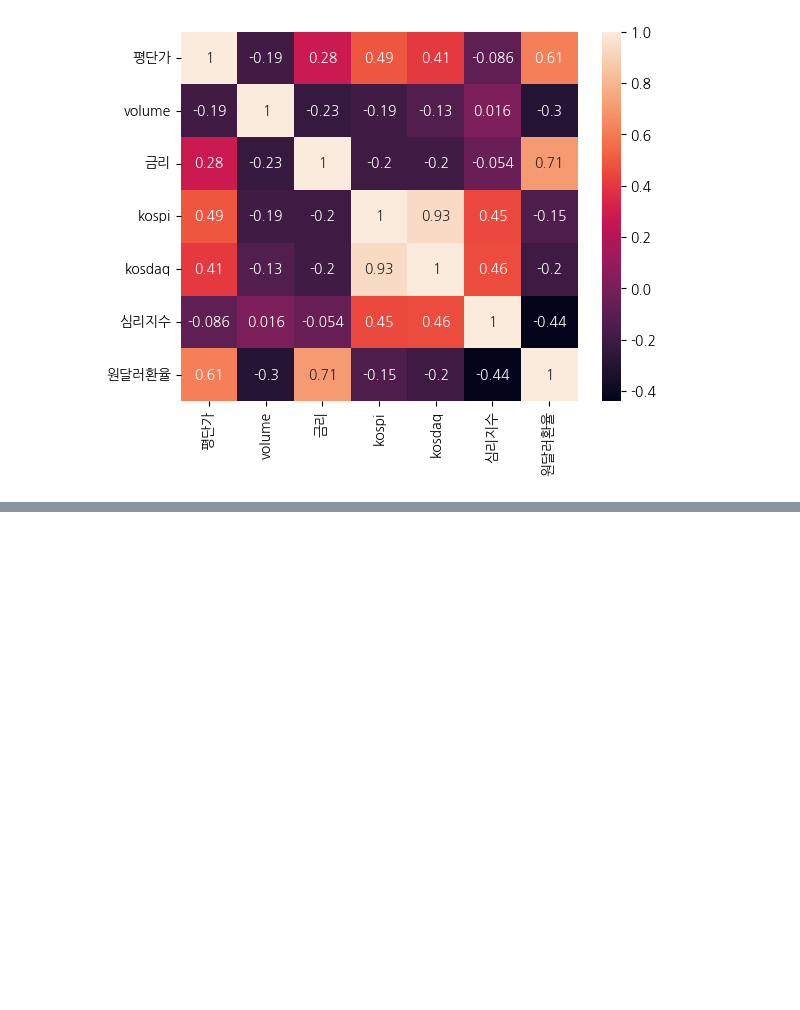
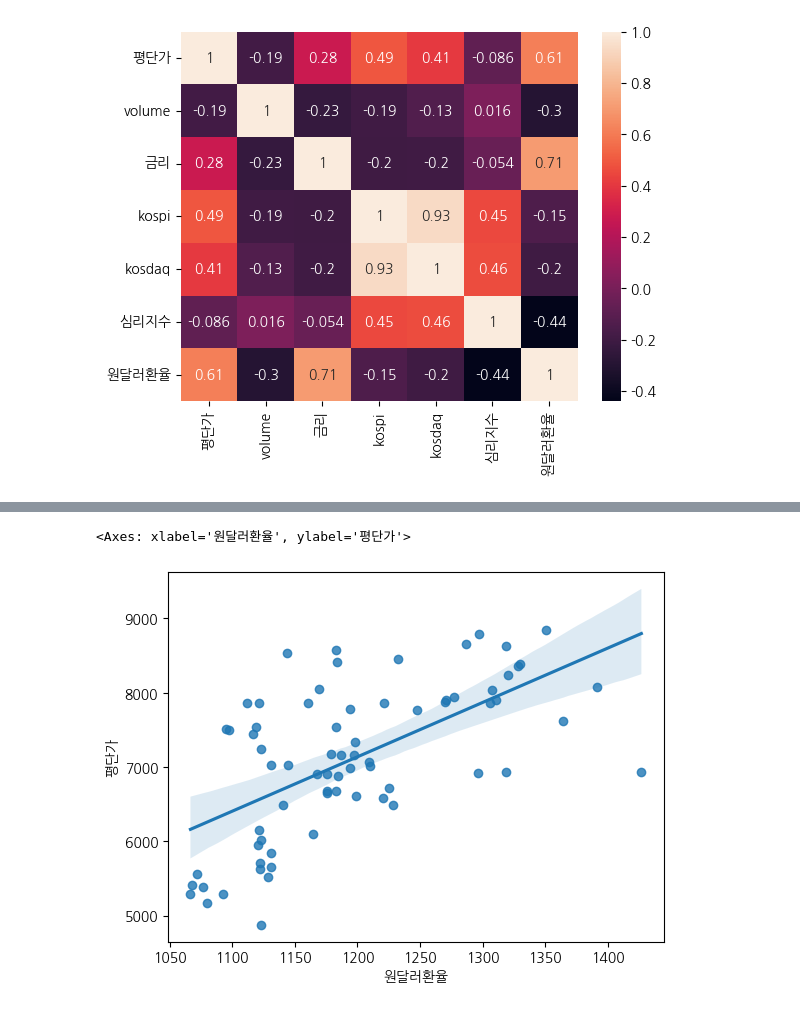
Before and after one commit to Elderman-91/green_team_project_1, a Jupyter notebook: mj2.ipynb, the cells around one changed output, grey strips where cells are left out. Saved outputs shown, nothing was run; the diff lists cells and outputs as text; code cells hidden in the pictures; blank space fills up the shorter version.

```diff
--- a/mj2.ipynb
+++ b/mj2.ipynb
@@ -206,0 +216,5 @@ plt.show()
+# %%
+sns.regplot(x="원달러환율", y="평단가", data=final_final_df)
+# %% [output]
+<Axes: xlabel='원달러환율', ylabel='평단가'>
+[figure, added]
```
Also changed, not shown: parts of 5 cells of this notebook, 1 other file.
